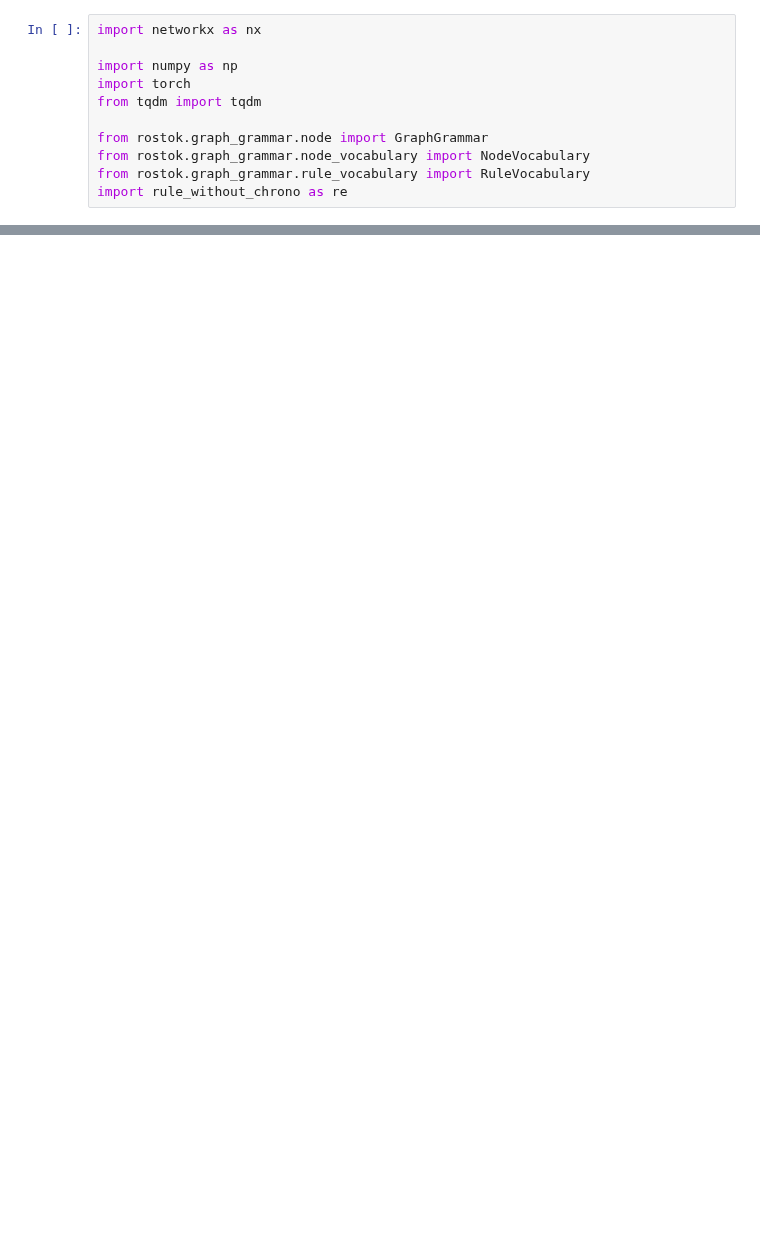
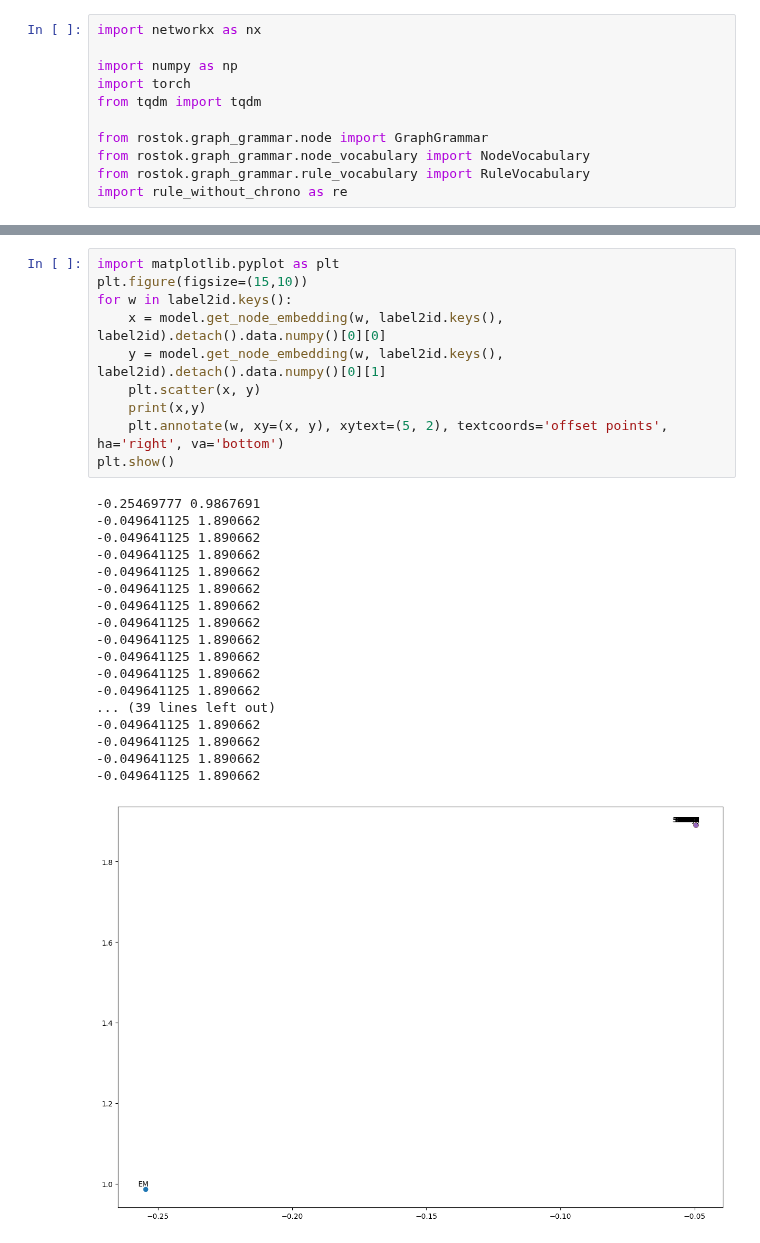
Before and after one commit to aimclub/rostok, a Jupyter notebook: app/test_word_embedding.ipynb, the cells around one changed output, grey strips where cells are left out. Saved outputs shown, nothing was run; the diff lists cells and outputs as text; blank space fills up the shorter version.

```diff
--- a/app/test_word_embedding.ipynb
+++ b/app/test_word_embedding.ipynb
@@ -155,0 +175,29 @@ Accuracy: 0.0% (0/16)
+# %%
+import matplotlib.pyplot as plt
+plt.figure(figsize=(15,10))
+for w in label2id.keys():
+    x = model.get_node_embedding(w, label2id.keys(), label2id).detach().data.numpy()[0][0]
+    y = model.get_node_embedding(w, label2id.keys(), label2id).detach().data.numpy()[0][1]
+    plt.scatter(x, y)
+    print(x,y)
+    plt.annotate(w, xy=(x, y), xytext=(5, 2), textcoords='offset points', ha='right', va='bottom')
+plt.show()
+# %% [output]
+-0.25469777 0.9867691
+-0.049641125 1.890662
+-0.049641125 1.890662
+-0.049641125 1.890662
+-0.049641125 1.890662
+-0.049641125 1.890662
+-0.049641125 1.890662
+-0.049641125 1.890662
+-0.049641125 1.890662
+-0.049641125 1.890662
+-0.049641125 1.890662
+-0.049641125 1.890662
+... (39 lines left out)
+-0.049641125 1.890662
+-0.049641125 1.890662
+-0.049641125 1.890662
+-0.049641125 1.890662
+[figure, added]
```
Also changed, not shown: parts of 11 cells of this notebook, 5 other files.
